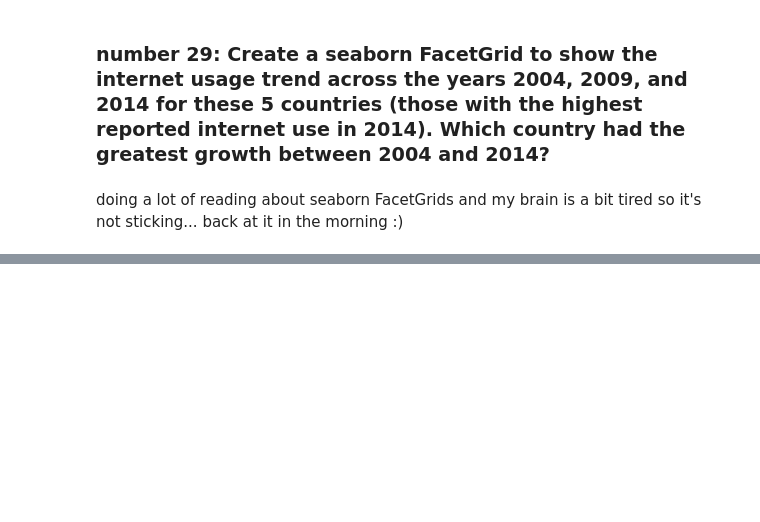
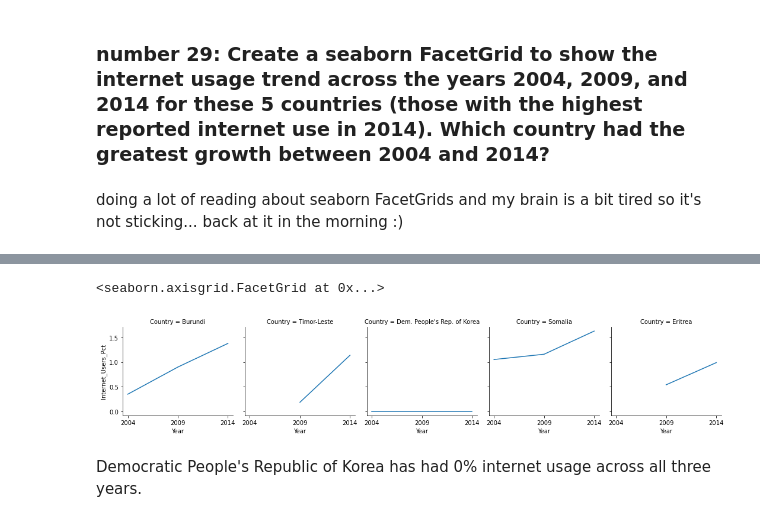
Before and after one commit to NSS-Data-Analytics-Cohort-6/gdp-and-internet-usage-atinglis314, a Jupyter notebook: notebooks/gdp_and_internet_usage_script.ipynb, the cells around one changed output, grey strips where cells are left out. Cells and saved outputs as stored; diff of their text form; code cells hidden in the pictures; blank space fills up the shorter version.

```diff
--- a/notebooks/gdp_and_internet_usage_script.ipynb
+++ b/notebooks/gdp_and_internet_usage_script.ipynb
@@ -635,0 +658,13 @@ doing a lot of reading about seaborn FacetGrids and my brain is a bit tired so i
+# %%
+bottom_5 = df_2014.nsmallest(5, 'Internet_Users_Pct')
+# %%
+bottom_5_internet = years_df[years_df['Country'].isin(bottom_5['Country'])]
+# %%
+bottom_5_internet_sorted = bottom_5_internet.sort_values('Year')
+g = sns.FacetGrid(bottom_5_internet_sorted, col='Country')
+g.map(plt.plot,"Year","Internet_Users_Pct")
+# %% [output]
+<seaborn.axisgrid.FacetGrid at 0x...>
+[figure, added]
+# %% [markdown]
+Democratic People's Republic of Korea has had 0% internet usage across all three years.
```
Also changed, not shown: parts of 10 cells of this notebook.
